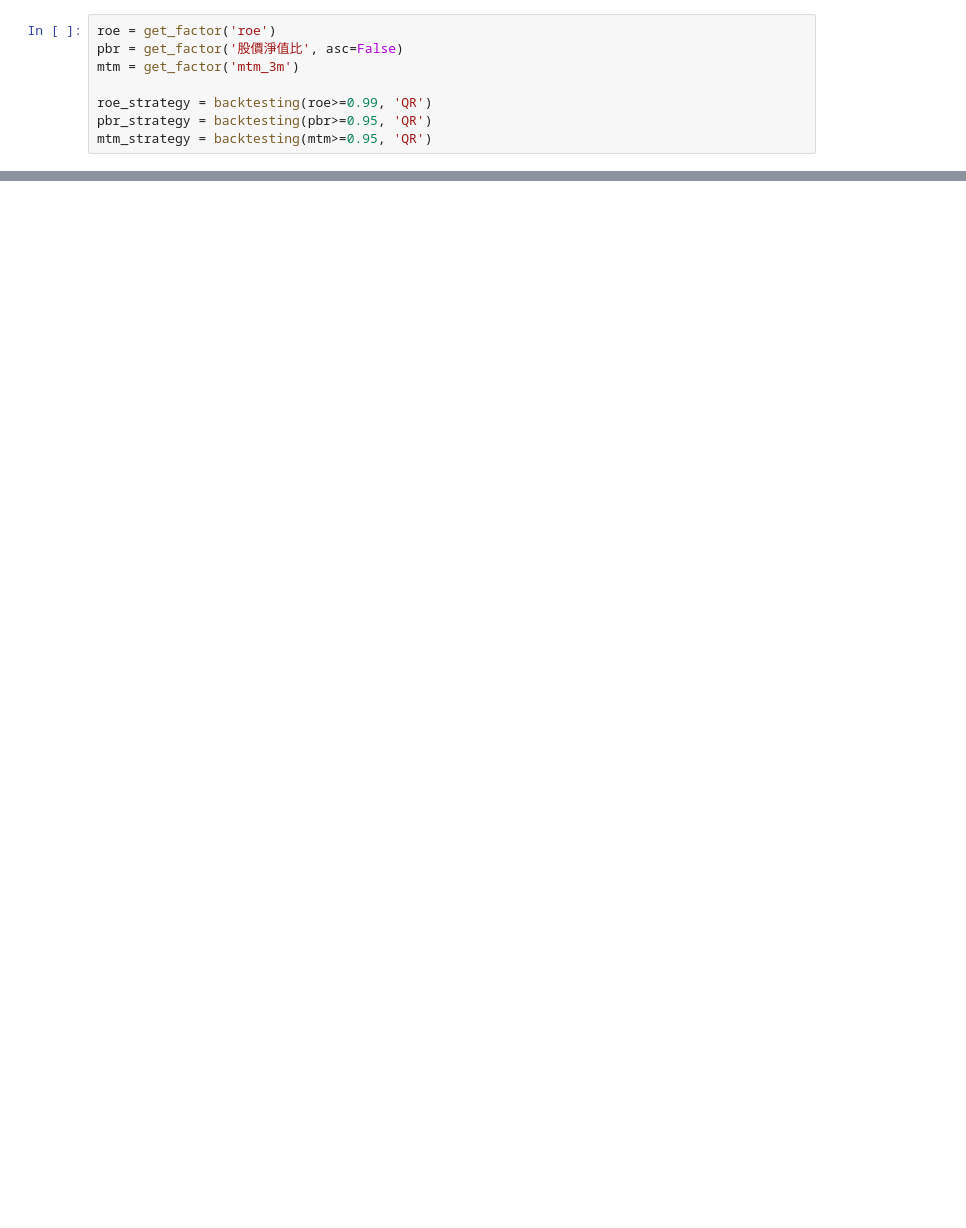
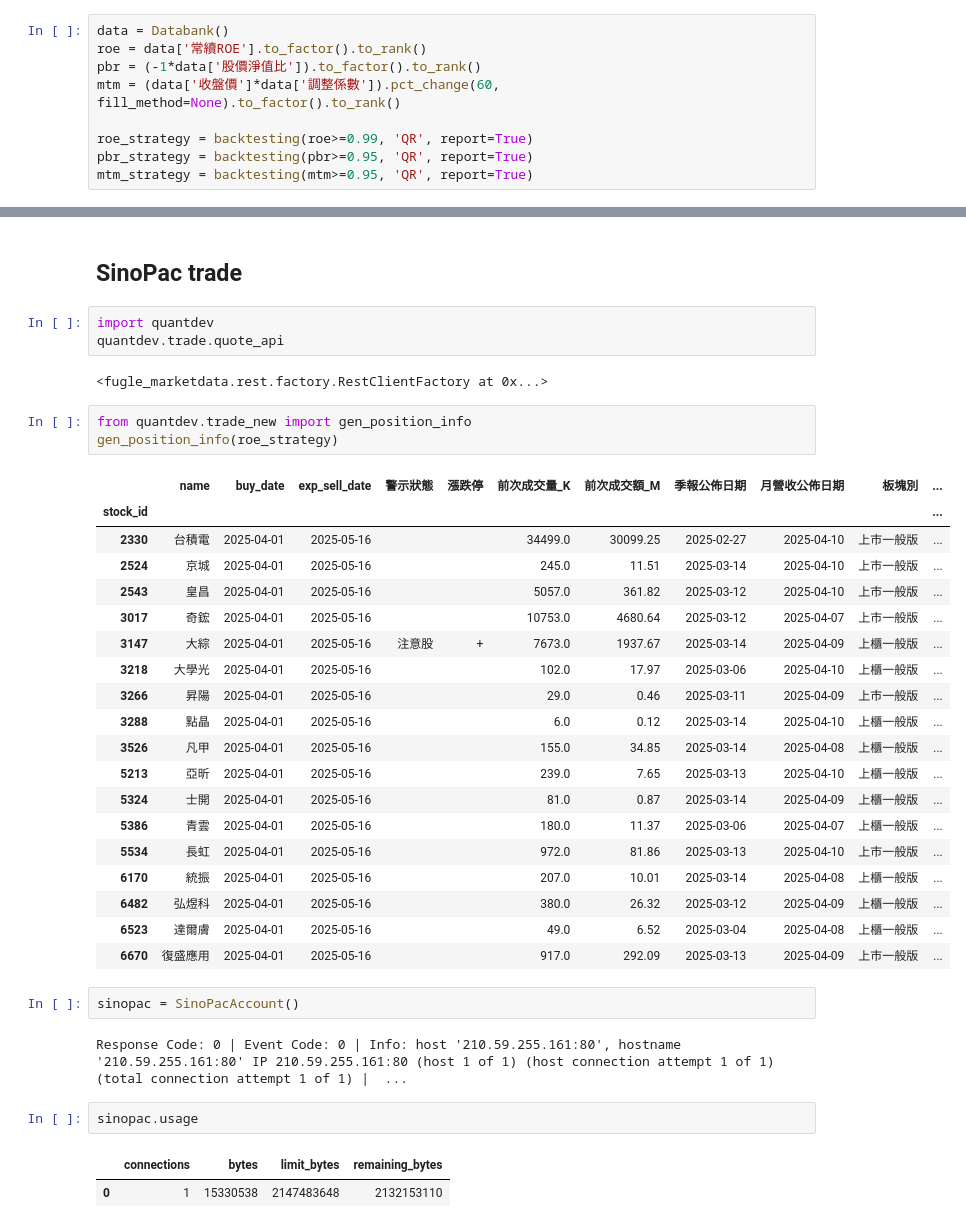
Before and after one commit to DeepLeek-quant/scythe-quant, a Jupyter notebook: examples/examples.ipynb, the cells around one changed output, grey strips where cells are left out. Cells and saved outputs as stored; diff of their text form; blank space fills up the shorter version.

```diff
--- a/examples/examples.ipynb
+++ b/examples/examples.ipynb
@@ -29,9 +15,10 @@ db = Databank()
 # %%
-roe = get_factor('roe')
-pbr = get_factor('股價淨值比', asc=False)
-mtm = get_factor('mtm_3m')
+data = Databank()
+roe = data['常續ROE'].to_factor().to_rank()
+pbr = (-1*data['股價淨值比']).to_factor().to_rank()
+mtm = (data['收盤價']*data['調整係數']).pct_change(60, fill_method=None).to_factor().to_rank()
 
-roe_strategy = backtesting(roe>=0.99, 'QR')
-pbr_strategy = backtesting(pbr>=0.95, 'QR')
-mtm_strategy = backtesting(mtm>=0.95, 'QR')
+roe_strategy = backtesting(roe>=0.99, 'QR', report=True)
+pbr_strategy = backtesting(pbr>=0.95, 'QR', report=True)
+mtm_strategy = backtesting(mtm>=0.95, 'QR', report=True)
 # %% [output]
@@ -104,0 +130,39 @@ multi_strategy.position_info
+# %% [markdown]
+## SinoPac trade
+# %%
+import quantdev
+quantdev.trade.quote_api
+# %% [output]
+<fugle_marketdata.rest.factory.RestClientFactory at 0x...>
+# %%
+from quantdev.trade_new import gen_position_info
+gen_position_info(roe_strategy)
+# %% [output]
+|  | name | buy_date | exp_sell_date | 警示狀態 | 漲跌停 | 前次成交量_K | 前次成交額_M | 季報公佈日期 | 月營收公佈日期 | 板塊別 | ... |
+| stock_id |  |  |  |  |  |  |  |  |  |  | ... |
+| 2330 | 台積電 | 2025-04-01 | 2025-05-16 |  |  | 34499.0 | 30099.25 | 2025-02-27 | 2025-04-10 | 上市一般版 | ... |
+| 2524 | 京城 | 2025-04-01 | 2025-05-16 |  |  | 245.0 | 11.51 | 2025-03-14 | 2025-04-10 | 上市一般版 | ... |
+| 2543 | 皇昌 | 2025-04-01 | 2025-05-16 |  |  | 5057.0 | 361.82 | 2025-03-12 | 2025-04-10 | 上市一般版 | ... |
+| 3017 | 奇鋐 | 2025-04-01 | 2025-05-16 |  |  | 10753.0 | 4680.64 | 2025-03-12 | 2025-04-07 | 上市一般版 | ... |
+| 3147 | 大綜 | 2025-04-01 | 2025-05-16 | 注意股 | + | 7673.0 | 1937.67 | 2025-03-14 | 2025-04-09 | 上櫃一般版 | ... |
+| 3218 | 大學光 | 2025-04-01 | 2025-05-16 |  |  | 102.0 | 17.97 | 2025-03-06 | 2025-04-10 | 上櫃一般版 | ... |
+| 3266 | 昇陽 | 2025-04-01 | 2025-05-16 |  |  | 29.0 | 0.46 | 2025-03-11 | 2025-04-09 | 上市一般版 | ... |
+| 3288 | 點晶 | 2025-04-01 | 2025-05-16 |  |  | 6.0 | 0.12 | 2025-03-14 | 2025-04-10 | 上櫃一般版 | ... |
+| 3526 | 凡甲 | 2025-04-01 | 2025-05-16 |  |  | 155.0 | 34.85 | 2025-03-14 | 2025-04-08 | 上櫃一般版 | ... |
+| 5213 | 亞昕 | 2025-04-01 | 2025-05-16 |  |  | 239.0 | 7.65 | 2025-03-13 | 2025-04-10 | 上櫃一般版 | ... |
+| 5324 | 士開 | 2025-04-01 | 2025-05-16 |  |  | 81.0 | 0.87 | 2025-03-14 | 2025-04-09 | 上櫃一般版 | ... |
+| 5386 | 青雲 | 2025-04-01 | 2025-05-16 |  |  | 180.0 | 11.37 | 2025-03-06 | 2025-04-07 | 上櫃一般版 | ... |
+| 5534 | 長虹 | 2025-04-01 | 2025-05-16 |  |  | 972.0 | 81.86 | 2025-03-13 | 2025-04-10 | 上市一般版 | ... |
+| 6170 | 統振 | 2025-04-01 | 2025-05-16 |  |  | 207.0 | 10.01 | 2025-03-14 | 2025-04-08 | 上櫃一般版 | ... |
+| 6482 | 弘煜科 | 2025-04-01 | 2025-05-16 |  |  | 380.0 | 26.32 | 2025-03-12 | 2025-04-09 | 上櫃一般版 | ... |
+| 6523 | 達爾膚 | 2025-04-01 | 2025-05-16 |  |  | 49.0 | 6.52 | 2025-03-04 | 2025-04-08 | 上櫃一般版 | ... |
+| 6670 | 復盛應用 | 2025-04-01 | 2025-05-16 |  |  | 917.0 | 292.09 | 2025-03-13 | 2025-04-09 | 上市一般版 | ... |
+# %%
+sinopac = SinoPacAccount()
+# %% [output]
+Response Code: 0 | Event Code: 0 | Info: host '210.59.255.161:80', hostname '210.59.255.161:80' IP 210.59.255.161:80 (host 1 of 1) (host connection attempt 1 of 1) (total connection attempt 1 of 1) |  ...
+# %%
+sinopac.usage
+# %% [output]
+|  | connections | bytes | limit_bytes | remaining_bytes |
+| 0 | 1 | 15330538 | 2147483648 | 2132153110 |
```
Also changed, not shown: parts of 17 cells of this notebook, 12 other files.
